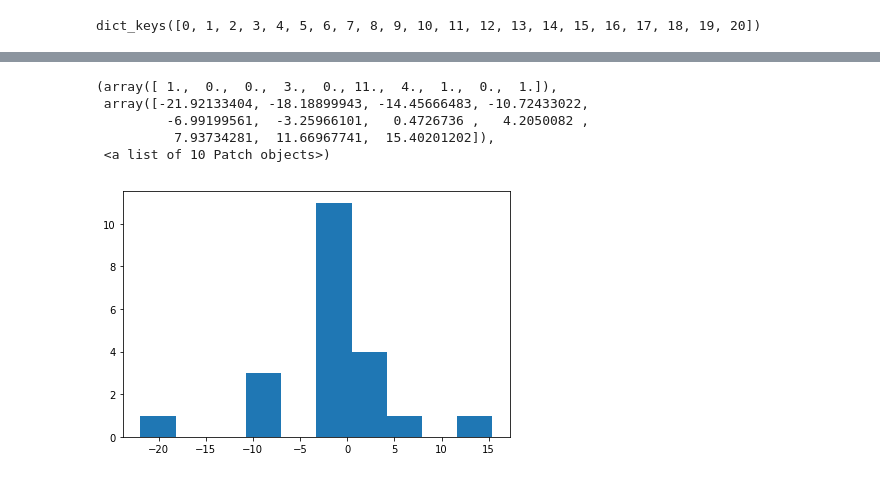
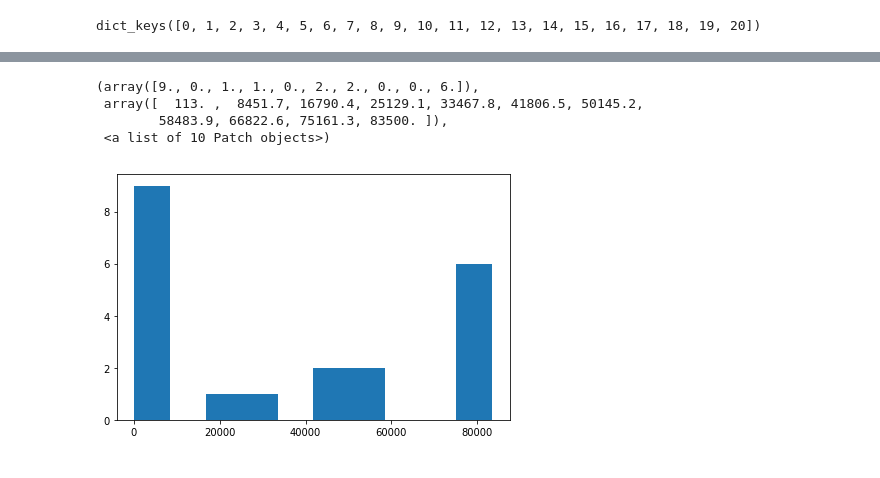
Before and after one commit to lucasRemera/Scrap, a Jupyter notebook: winescrap.ipynb, the cells around one changed output, grey strips where cells are left out. Saved outputs shown, nothing was run; the diff lists cells and outputs as text; code cells hidden in the pictures.

```diff
--- a/winescrap.ipynb
+++ b/winescrap.ipynb
@@ -496,12 +486,11 @@ im = ax.imshow(dMel)
 # %%
 fig, axs = plt.subplots(1, 1, sharey=True, tight_layout=True)
 
 # We can set the number of bins with the `bins` kwarg
-axs.hist(results.beta)
+axs.hist(results["size"])
 # %% [output]
-(array([ 1.,  0.,  0.,  3.,  0., 11.,  4.,  1.,  0.,  1.]),
- array([-21.92133404, -18.18899943, -14.45666483, -10.72433022,
-         -6.99199561,  -3.25966101,   0.4726736 ,   4.2050082 ,
-          7.93734281,  11.66967741,  15.40201202]),
+(array([9., 0., 1., 1., 0., 2., 2., 0., 0., 6.]),
+ array([  113. ,  8451.7, 16790.4, 25129.1, 33467.8, 41806.5, 50145.2,
+        58483.9, 66822.6, 75161.3, 83500. ]),
  <a list of 10 Patch objects>)
-[figure, old version]
+[figure, new version]
```
Also changed, not shown: parts of 24 cells of this notebook.
